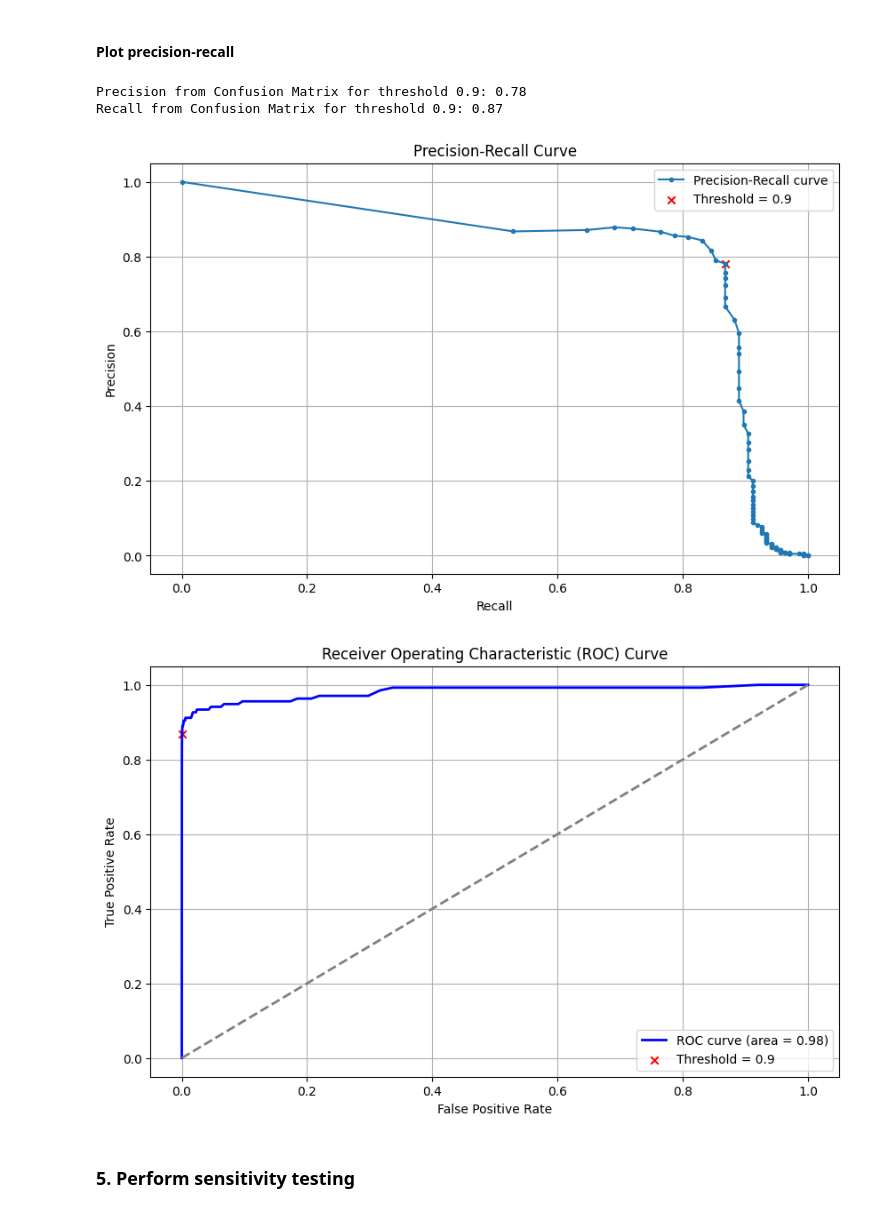
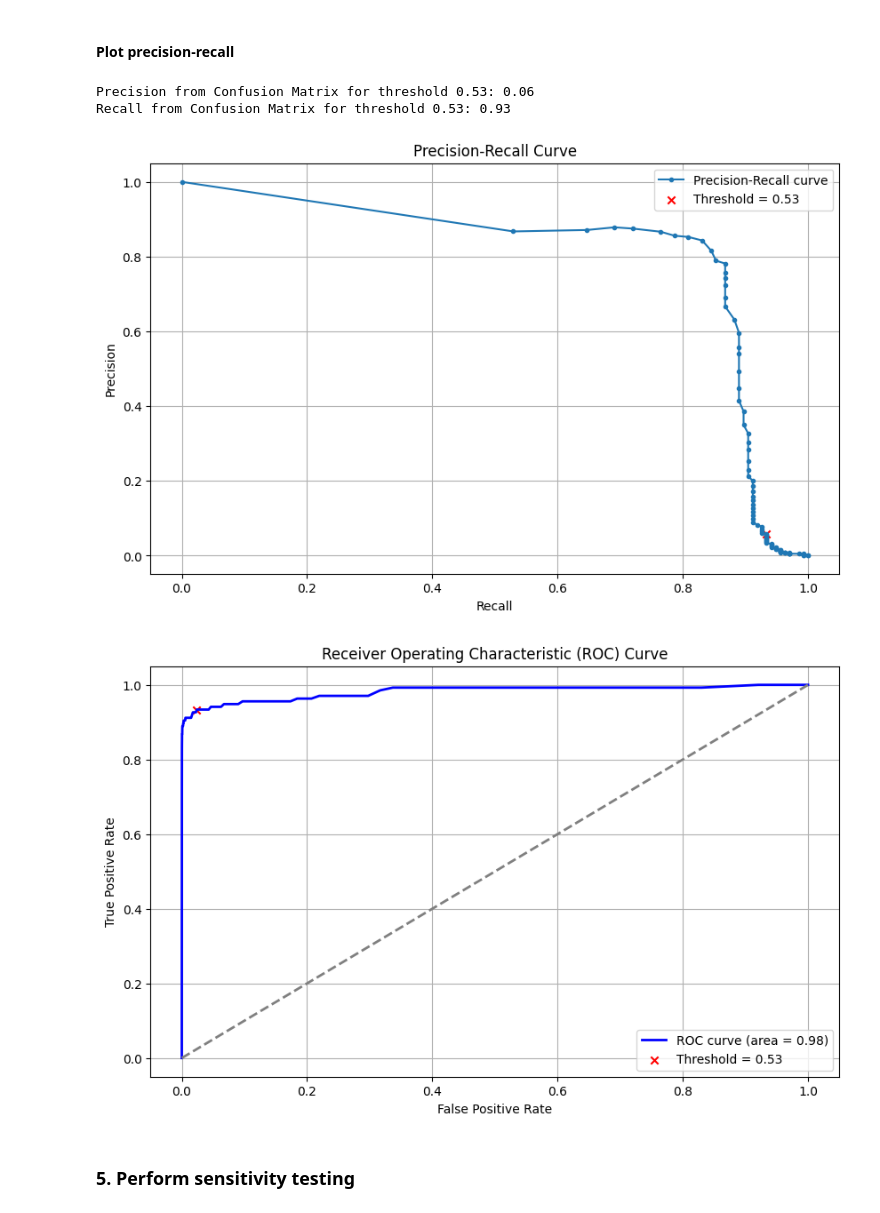
Before and after one commit to NGO-Algorithm-Audit/ML-pipeline, a Jupyter notebook: BRF_pipeline.ipynb, the cells around one changed output. Cells and saved outputs as stored; diff of their text form; code cells hidden in the pictures.

```diff
--- a/BRF_pipeline.ipynb
+++ b/BRF_pipeline.ipynb
@@ -101,7 +101,7 @@ Geometric Mean Score (G-mean): 0.95
 #### Plot precision-recall
 # %%
 # Predict classes based on the threshold of interest
-thres = 0.9
+thres = 0.53
 y_pred = (y_proba >= thres).astype(int)
 
 # Compute confusion matrix
@@ -109,36 +109,36 @@ conf_matrix = confusion_matrix(y_test, y_pred)
 
 # Extract TP, FP, FN, TN from confusion matrix
 TN, FP, FN, TP = conf_matrix.ravel()
 
 # Calculate precision and recall
 precision, recall, thresholds = precision_recall_curve(y_test, y_proba)
 
 # Calculate precision and recall based on confusion matrix
 precision_from_cm = TP / (TP + FP)
 recall_from_cm = TP / (TP + FN)
 TPR_from_cm = TP / (TP + FN)
 FPR_from_cm = FP / (FP + TN)
 
 print(f"Precision from Confusion Matrix for threshold {thres}: {precision_from_cm:.2f}")
 print(f"Recall from Confusion Matrix for threshold {thres}: {recall_from_cm:.2f}")
 
 # Plot PR curve
 plt.figure(figsize=(10, 6))
 plt.plot(recall, precision, marker='.', label='Precision-Recall curve')
 
 # Plot point from confusion matrix
 plt.scatter(recall_from_cm, precision_from_cm, color='red', marker='x', label=f'Threshold = {thres}')
 
 plt.xlabel('Recall')
 plt.ylabel('Precision')
 plt.title('Precision-Recall Curve')
 plt.legend()
 plt.grid(True)
 plt.show()
 # %% [output]
-Precision from Confusion Matrix for threshold 0.9: 0.78
-Recall from Confusion Matrix for threshold 0.9: 0.87
+Precision from Confusion Matrix for threshold 0.53: 0.06
+Recall from Confusion Matrix for threshold 0.53: 0.93
-[figure, old version]
+[figure, new version]
 # %%
 # Calculate ROC curve
 fpr, tpr, thresholds = roc_curve(y_test, y_proba)
@@ -161,7 +161,7 @@ plt.legend(loc='lower right')
 plt.grid(True)
 plt.show()
 # %% [output]
-[figure, old version]
+[figure, new version]
 # %% [markdown]
 ### 5. Perform sensitivity testing
 # %%
```
